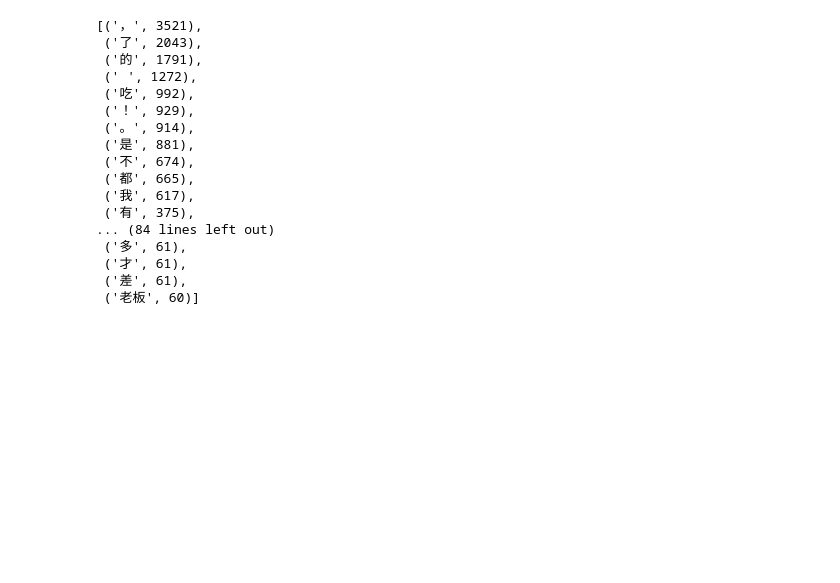
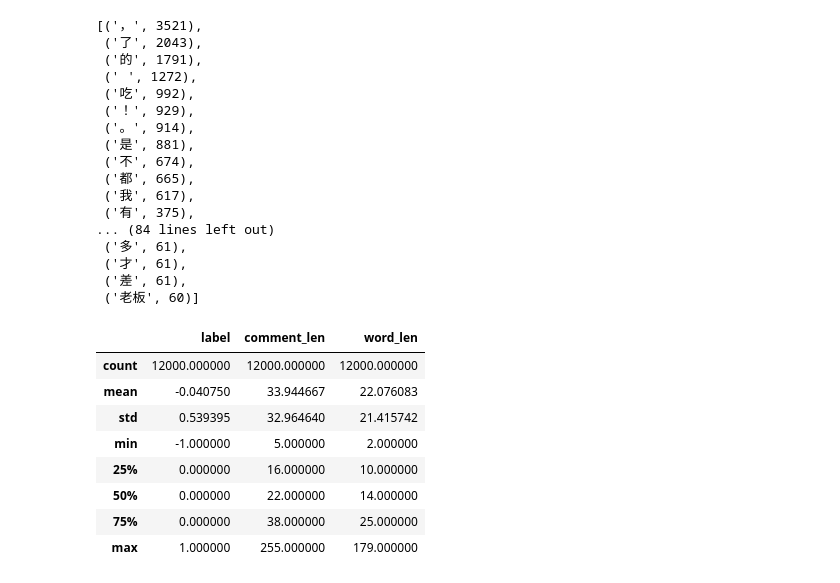
Before and after one commit to yanqiangmiffy/Food-Safety-Review, a Jupyter notebook: 数据分析.ipynb, the cells around one changed output. Saved outputs shown, nothing was run; the diff lists cells and outputs as text; code cells hidden in the pictures; blank space fills up the shorter version.

```diff
--- a/数据分析.ipynb
+++ b/数据分析.ipynb
@@ -110,3 +110,18 @@ vocab.most_common(100)
  ('才', 61),
  ('差', 61),
  ('老板', 60)]
+# %%
+import jieba
+df['token_comment']=df['comment'].apply(lambda x:" ".join(jieba.cut(x)))
+df['word_len']=df['token_comment'].apply(lambda x:len(x.split()))
+df.describe()
+# %% [output]
+|  | label | comment_len | word_len |
+| count | 12000.000000 | 12000.000000 | 12000.000000 |
+| mean | -0.040750 | 33.944667 | 22.076083 |
+| std | 0.539395 | 32.964640 | 21.415742 |
+| min | -1.000000 | 5.000000 | 2.000000 |
+| 25% | 0.000000 | 16.000000 | 10.000000 |
+| 50% | 0.000000 | 22.000000 | 14.000000 |
+| 75% | 0.000000 | 38.000000 | 25.000000 |
+| max | 1.000000 | 255.000000 | 179.000000 |
```
Also changed, not shown: parts of 1 cell of this notebook, 7 other files.
